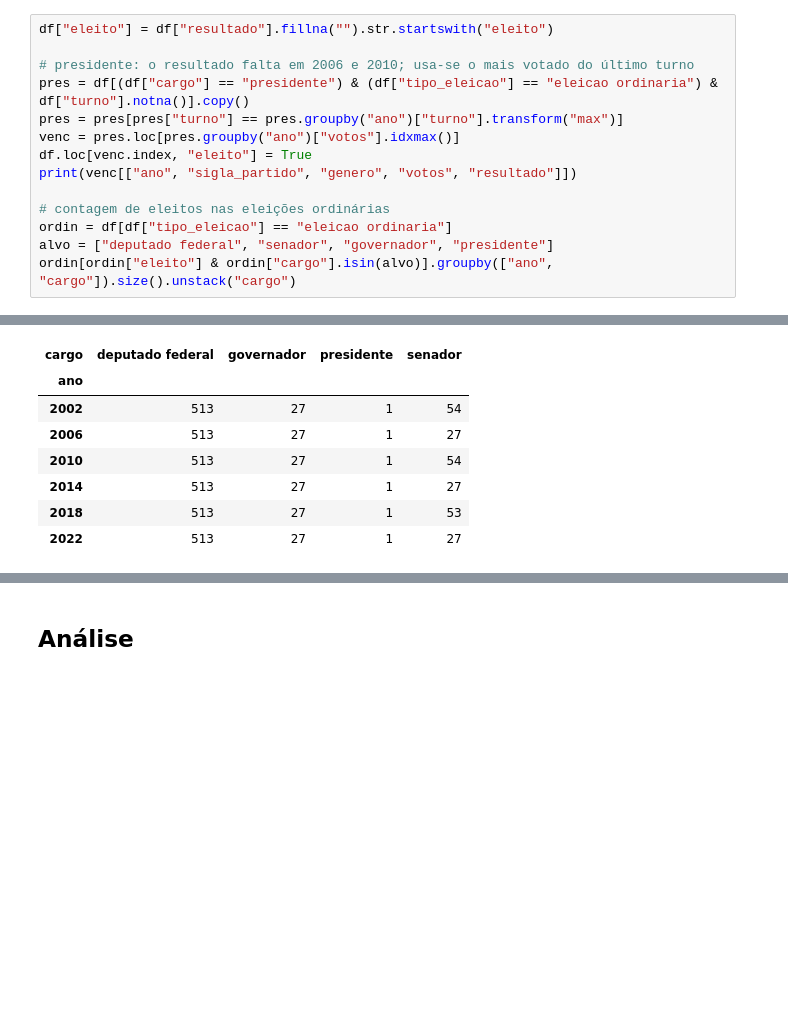
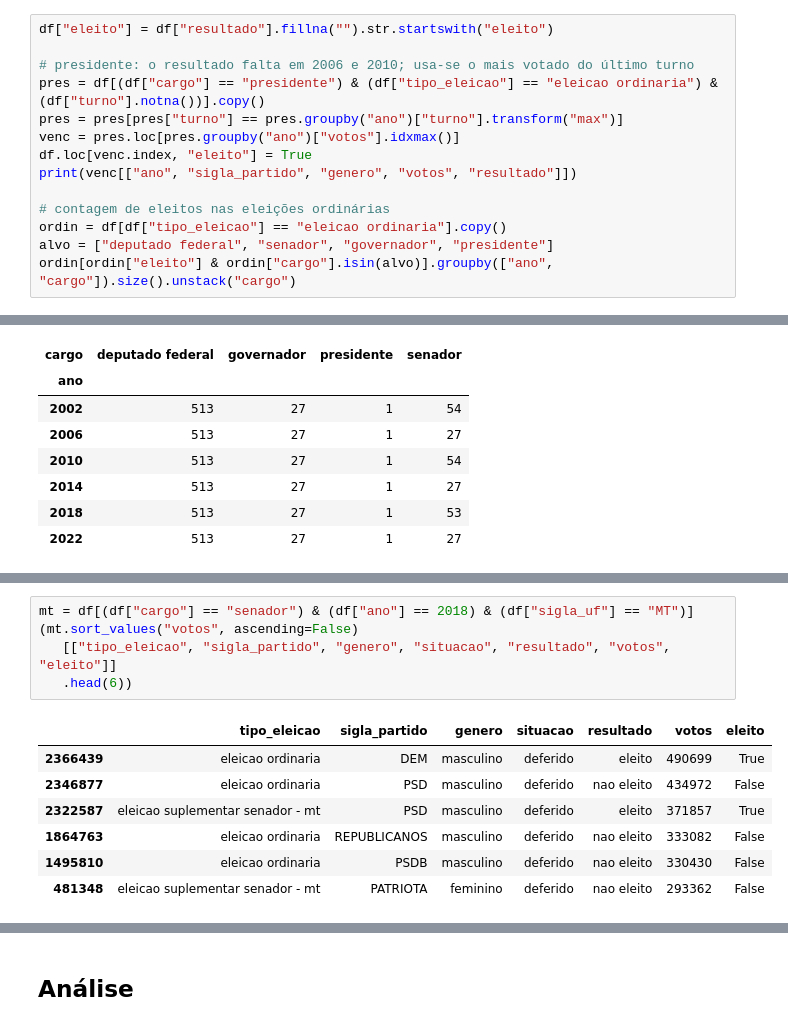
Before and after one commit to annabrinkhus/projeto_aedv, a Jupyter notebook: notebooks/questao2.ipynb, the cells around one changed output, grey strips where cells are left out. Cells and saved outputs as stored; diff of their text form; blank space fills up the shorter version.

```diff
--- a/notebooks/questao2.ipynb
+++ b/notebooks/questao2.ipynb
@@ -19,14 +28,14 @@ df.shape
 df["eleito"] = df["resultado"].fillna("").str.startswith("eleito")
 
 # presidente: o resultado falta em 2006 e 2010; usa-se o mais votado do último turno
-pres = df[(df["cargo"] == "presidente") & (df["tipo_eleicao"] == "eleicao ordinaria") & df["turno"].notna()].copy()
+pres = df[(df["cargo"] == "presidente") & (df["tipo_eleicao"] == "eleicao ordinaria") & (df["turno"].notna())].copy()
 pres = pres[pres["turno"] == pres.groupby("ano")["turno"].transform("max")]
 venc = pres.loc[pres.groupby("ano")["votos"].idxmax()]
 df.loc[venc.index, "eleito"] = True
 print(venc[["ano", "sigla_partido", "genero", "votos", "resultado"]])
 
 # contagem de eleitos nas eleições ordinárias
-ordin = df[df["tipo_eleicao"] == "eleicao ordinaria"]
+ordin = df[df["tipo_eleicao"] == "eleicao ordinaria"].copy()
 alvo = ["deputado federal", "senador", "governador", "presidente"]
 ordin[ordin["eleito"] & ordin["cargo"].isin(alvo)].groupby(["ano", "cargo"]).size().unstack("cargo")
 # %% [output]
@@ -67,0 +73,13 @@ print(len(n08) / len(elei08) * 100)   # nulos como % dos eleitos de 2008
+# %%
+mt = df[(df["cargo"] == "senador") & (df["ano"] == 2018) & (df["sigla_uf"] == "MT")]
+(mt.sort_values("votos", ascending=False)
+   [["tipo_eleicao", "sigla_partido", "genero", "situacao", "resultado", "votos", "eleito"]]
+   .head(6))
+# %% [output]
+|  | tipo_eleicao | sigla_partido | genero | situacao | resultado | votos | eleito |
+| 2366439 | eleicao ordinaria | DEM | masculino | deferido | eleito | 490699 | True |
+| 2346877 | eleicao ordinaria | PSD | masculino | deferido | nao eleito | 434972 | False |
+| 2322587 | eleicao suplementar senador - mt | PSD | masculino | deferido | eleito | 371857 | True |
+| 1864763 | eleicao ordinaria | REPUBLICANOS | masculino | deferido | nao eleito | 333082 | False |
+| 1495810 | eleicao ordinaria | PSDB | masculino | deferido | nao eleito | 330430 | False |
+| 481348 | eleicao suplementar senador - mt | PATRIOTA | feminino | deferido | nao eleito | 293362 | False |
```
Also changed, not shown: parts of 21 cells of this notebook, 3 other files.
